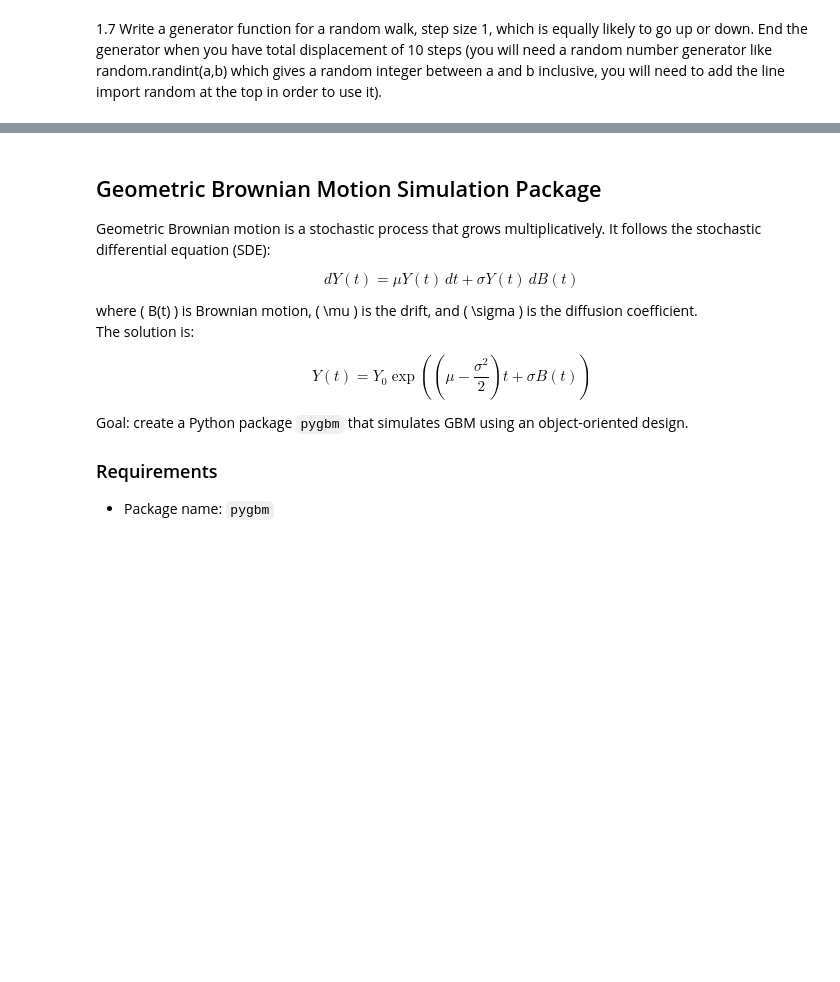
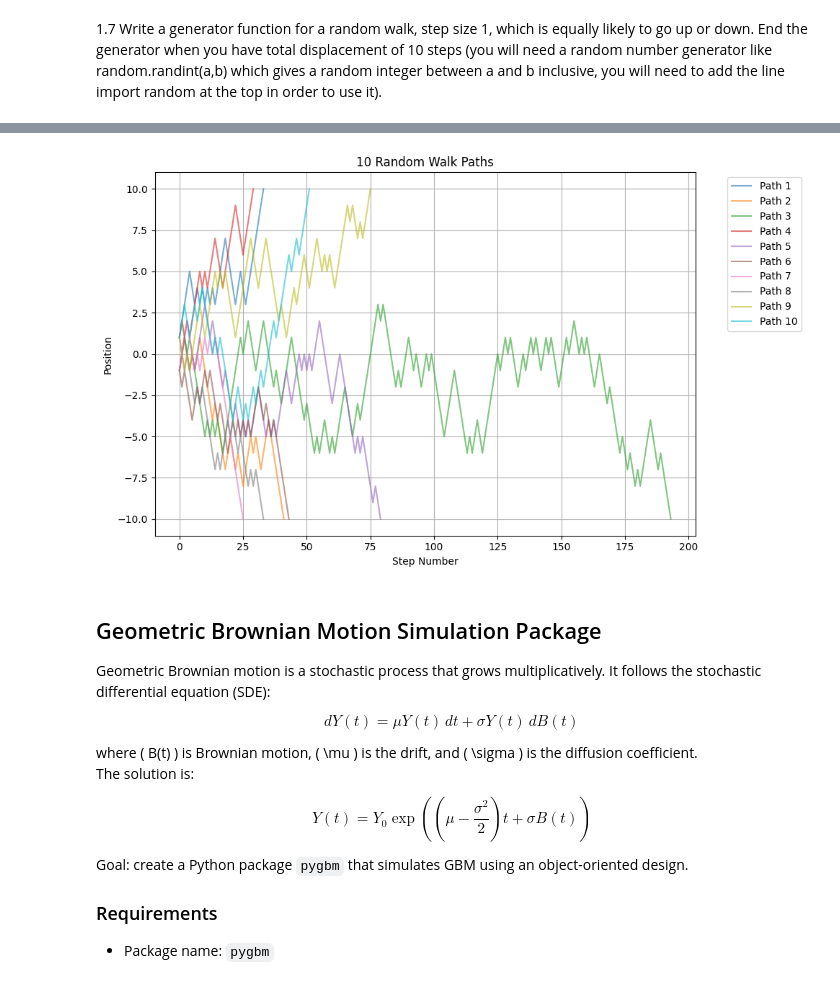
Before and after one commit to sajid-ahmed1/practise_project, a Jupyter notebook: src/problem_set2.ipynb, the cells around one changed output, grey strips where cells are left out. Drawn from its saved outputs; the diff is of its cells as text; code cells hidden in the pictures; blank space fills up the shorter version.

```diff
--- a/src/problem_set2.ipynb
+++ b/src/problem_set2.ipynb
@@ -287,3 +290,23 @@ for p in random_walk():
+# %%
+# Generate 10 random walk paths
+import matplotlib.pyplot as plt
+
+plt.figure(figsize=(10, 6))
+
+for i in range(10):
+    path = list(random_walk())
+    steps = list(range(len(path)))
+    plt.plot(steps, path, '-', alpha=0.6, label=f'Path {i+1}')
+
+plt.grid(True)
+plt.xlabel('Step Number')
+plt.ylabel('Position')
+plt.title('10 Random Walk Paths')
+plt.legend(bbox_to_anchor=(1.05, 1), loc='upper left')
+plt.tight_layout()
+plt.show()
+# %% [output]
+[figure, added]
 # %% [markdown]
 ## Geometric Brownian Motion Simulation Package
 
```
Also changed, not shown: parts of 3 cells of this notebook, 2 other files.
